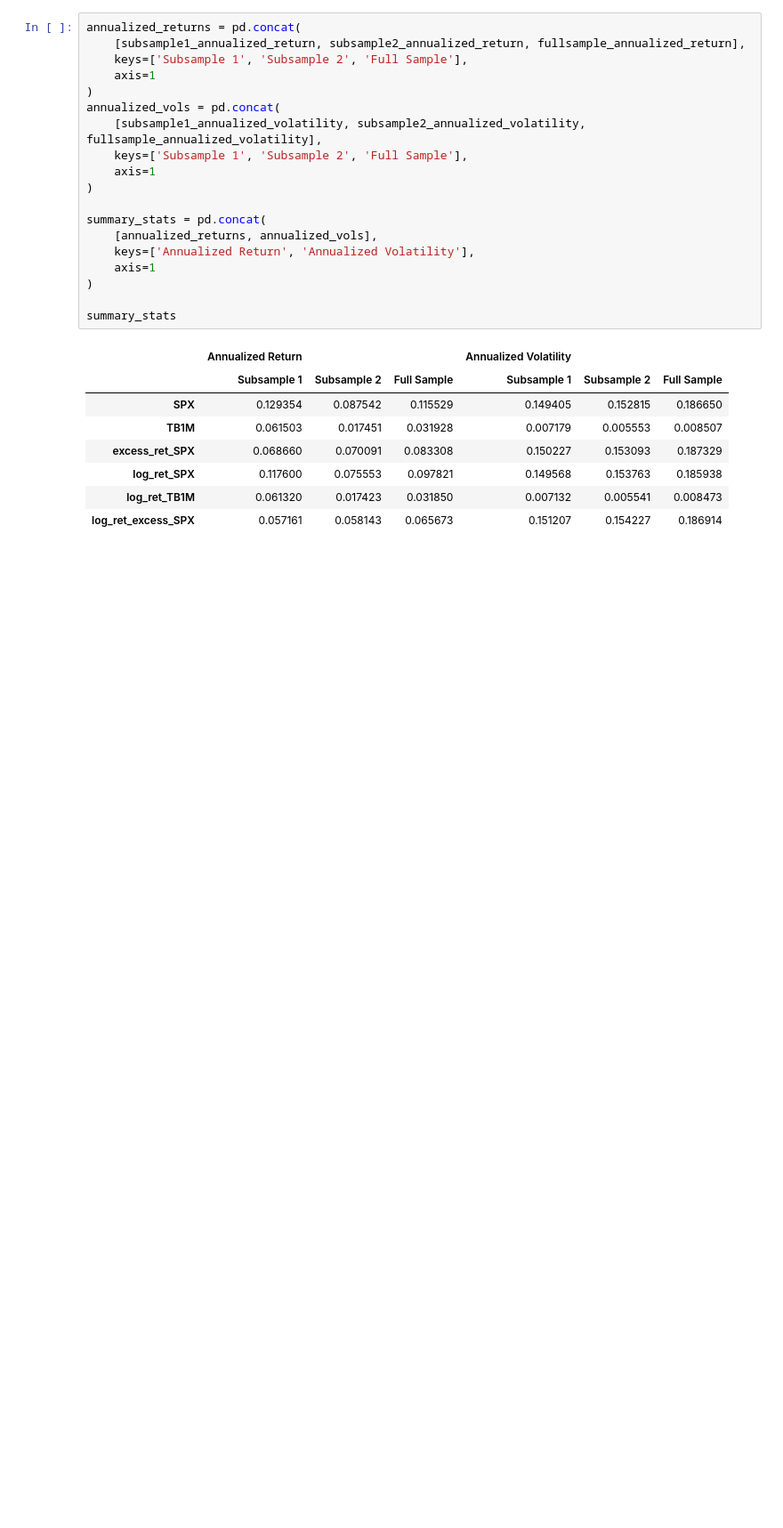
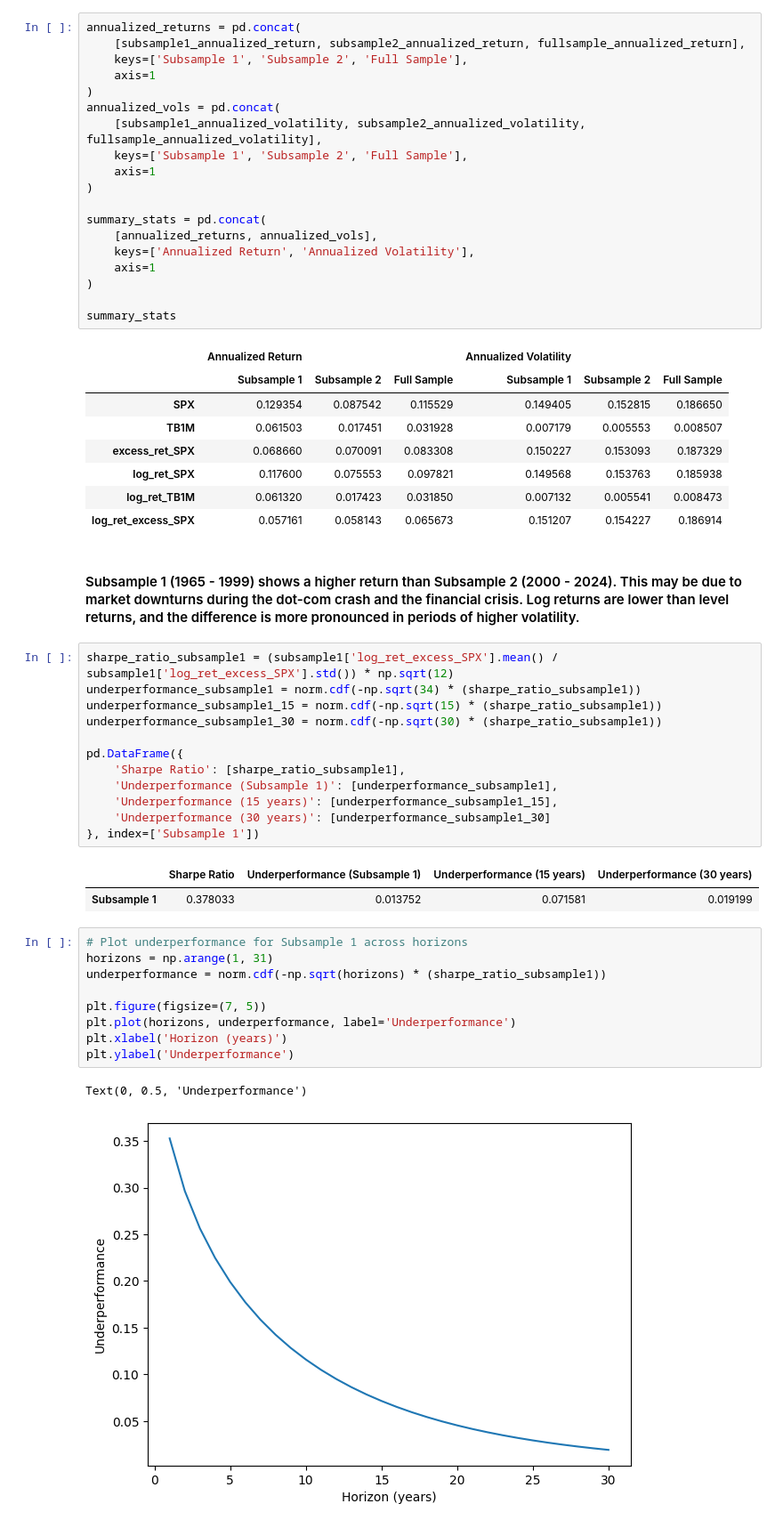
Before and after one commit to DipeshGhimire/FINM36700, a Jupyter notebook: Assignments/assignment3.ipynb, the cells around one changed output. Shown at 89% size. Drawn from its saved outputs; the diff is of its cells as text; blank space fills up the shorter version.

```diff
--- a/Assignments/assignment3.ipynb
+++ b/Assignments/assignment3.ipynb
@@ -70,3 +74,32 @@ summary_stats
 | log_ret_SPX | 0.117600 | 0.075553 | 0.097821 | 0.149568 | 0.153763 | 0.185938 |
 | log_ret_TB1M | 0.061320 | 0.017423 | 0.031850 | 0.007132 | 0.005541 | 0.008473 |
 | log_ret_excess_SPX | 0.057161 | 0.058143 | 0.065673 | 0.151207 | 0.154227 | 0.186914 |
+# %% [markdown]
+#### Subsample 1 (1965 - 1999) shows a higher return than Subsample 2 (2000 - 2024). This may be due to market downturns during the dot-com crash and the financial crisis. Log returns are lower than level returns, and the difference is more pronounced in periods of higher volatility.
+# %%
+sharpe_ratio_subsample1 = (subsample1['log_ret_excess_SPX'].mean() / subsample1['log_ret_excess_SPX'].std()) * np.sqrt(12)
+underperformance_subsample1 = norm.cdf(-np.sqrt(34) * (sharpe_ratio_subsample1))
+underperformance_subsample1_15 = norm.cdf(-np.sqrt(15) * (sharpe_ratio_subsample1))
+underperformance_subsample1_30 = norm.cdf(-np.sqrt(30) * (sharpe_ratio_subsample1))
+
+pd.DataFrame({
+    'Sharpe Ratio': [sharpe_ratio_subsample1],
+    'Underperformance (Subsample 1)': [underperformance_subsample1],
+    'Underperformance (15 years)': [underperformance_subsample1_15],
+    'Underperformance (30 years)': [underperformance_subsample1_30]
+}, index=['Subsample 1'])
+# %% [output]
+|  | Sharpe Ratio | Underperformance (Subsample 1) | Underperformance (15 years) | Underperformance (30 years) |
+| Subsample 1 | 0.378033 | 0.013752 | 0.071581 | 0.019199 |
+# %%
+# Plot underperformance for Subsample 1 across horizons
+horizons = np.arange(1, 31)
+underperformance = norm.cdf(-np.sqrt(horizons) * (sharpe_ratio_subsample1))
+
+plt.figure(figsize=(7, 5))
+plt.plot(horizons, underperformance, label='Underperformance')
+plt.xlabel('Horizon (years)')
+plt.ylabel('Underperformance')
+# %% [output]
+Text(0, 0.5, 'Underperformance')
+[figure, added]
```
Also changed, not shown: parts of 1 cell of this notebook.
